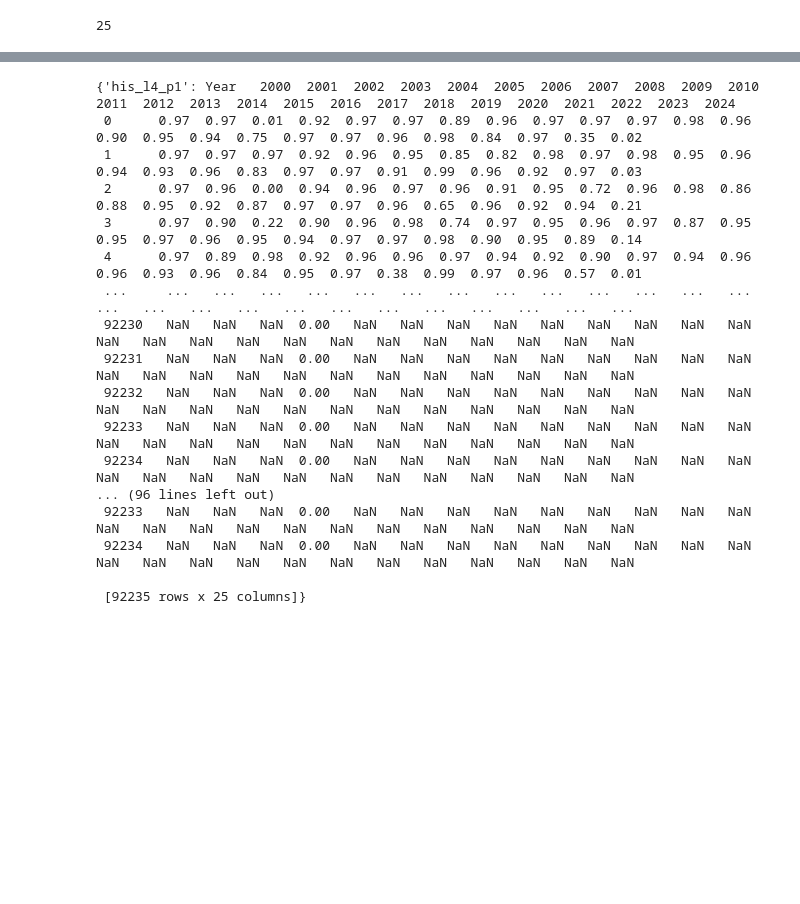
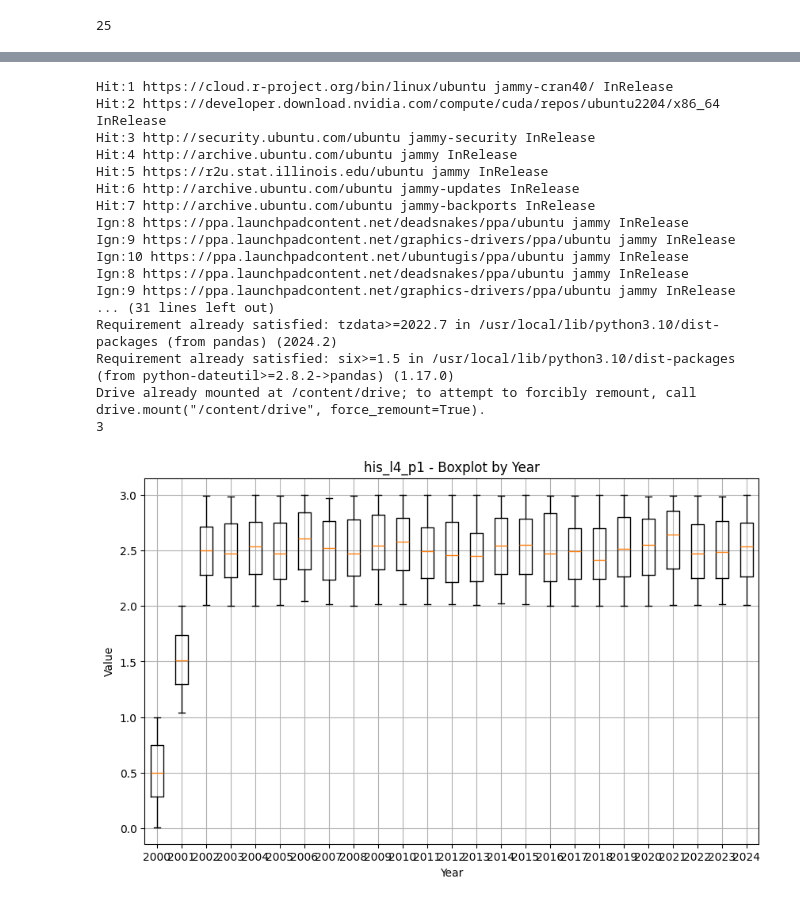
Before and after one commit to keeponing/py2_aider, a Jupyter notebook: 03_箱ひげ図/02_01_HistoryVariables_箱ひげ図.ipynb, the cells around one changed output, grey strips where cells are left out. Saved outputs shown, nothing was run; the diff lists cells and outputs as text; code cells hidden in the pictures; blank space fills up the shorter version.

```diff
--- a/03_箱ひげ図/02_01_HistoryVariables_箱ひげ図.ipynb
+++ b/03_箱ひげ図/02_01_HistoryVariables_箱ひげ図.ipynb
@@ -115,22 +81,2 @@ k_a_util.plot_boxplots(dict_statistics, rows=2, cols=4, dpi=72)
 2005
 ... (39 outputs left out)
-# %%
-k_a_util.pivot_statistics_by_column2(dict_statistics)
-# %% [output]
-{'his_l4_p1': Year   2000  2001  2002  2003  2004  2005  2006  2007  2008  2009  2010  2011  2012  2013  2014  2015  2016  2017  2018  2019  2020  2021  2022  2023  2024
- 0      0.97  0.97  0.01  0.92  0.97  0.97  0.89  0.96  0.97  0.97  0.97  0.98  0.96  0.90  0.95  0.94  0.75  0.97  0.97  0.96  0.98  0.84  0.97  0.35  0.02
- 1      0.97  0.97  0.97  0.92  0.96  0.95  0.85  0.82  0.98  0.97  0.98  0.95  0.96  0.94  0.93  0.96  0.83  0.97  0.97  0.91  0.99  0.96  0.92  0.97  0.03
- 2      0.97  0.96  0.00  0.94  0.96  0.97  0.96  0.91  0.95  0.72  0.96  0.98  0.86  0.88  0.95  0.92  0.87  0.97  0.97  0.96  0.65  0.96  0.92  0.94  0.21
- 3      0.97  0.90  0.22  0.90  0.96  0.98  0.74  0.97  0.95  0.96  0.97  0.87  0.95  0.95  0.97  0.96  0.95  0.94  0.97  0.97  0.98  0.90  0.95  0.89  0.14
- 4      0.97  0.89  0.98  0.92  0.96  0.96  0.97  0.94  0.92  0.90  0.97  0.94  0.96  0.96  0.93  0.96  0.84  0.95  0.97  0.38  0.99  0.97  0.96  0.57  0.01
- ...     ...   ...   ...   ...   ...   ...   ...   ...   ...   ...   ...   ...   ...   ...   ...   ...   ...   ...   ...   ...   ...   ...   ...   ...   ...
- 92230   NaN   NaN   NaN  0.00   NaN   NaN   NaN   NaN   NaN   NaN   NaN   NaN   NaN   NaN   NaN   NaN   NaN   NaN   NaN   NaN   NaN   NaN   NaN   NaN   NaN
- 92231   NaN   NaN   NaN  0.00   NaN   NaN   NaN   NaN   NaN   NaN   NaN   NaN   NaN   NaN   NaN   NaN   NaN   NaN   NaN   NaN   NaN   NaN   NaN   NaN   NaN
- 92232   NaN   NaN   NaN  0.00   NaN   NaN   NaN   NaN   NaN   NaN   NaN   NaN   NaN   NaN   NaN   NaN   NaN   NaN   NaN   NaN   NaN   NaN   NaN   NaN   NaN
- 92233   NaN   NaN   NaN  0.00   NaN   NaN   NaN   NaN   NaN   NaN   NaN   NaN   NaN   NaN   NaN   NaN   NaN   NaN   NaN   NaN   NaN   NaN   NaN   NaN   NaN
- 92234   NaN   NaN   NaN  0.00   NaN   NaN   NaN   NaN   NaN   NaN   NaN   NaN   NaN   NaN   NaN   NaN   NaN   NaN   NaN   NaN   NaN   NaN   NaN   NaN   NaN
-... (96 lines left out)
- 92233   NaN   NaN   NaN  0.00   NaN   NaN   NaN   NaN   NaN   NaN   NaN   NaN   NaN   NaN   NaN   NaN   NaN   NaN   NaN   NaN   NaN   NaN   NaN   NaN   NaN
- 92234   NaN   NaN   NaN  0.00   NaN   NaN   NaN   NaN   NaN   NaN   NaN   NaN   NaN   NaN   NaN   NaN   NaN   NaN   NaN   NaN   NaN   NaN   NaN   NaN   NaN
-
- [92235 rows x 25 columns]}
@@ -136,0 +112,57 @@ k_a_util.pivot_statistics_by_column2(dict_statistics)
+# %%
+# prompt: 上記のコードから年毎ではなく、列ごとに年の箱ひげ図を表示するコードを書いてください。
+# dict_statisticsをもとにhis_l4_p1、his_l4_p2、his_l4_p3、his_l4_p4毎に年別の箱ひげ図を書いてください。
+
+
+
+!apt update
+!pip install mdbtools-dev
+!apt-get install mdbtools
+!pip install pandas pyodbc
+warnings.filterwarnings('ignore')
+drive.mount('/content/drive')
+sys.path.append('/content/drive/MyDrive/Dev/py2/')
+
+  @staticmethod
+  def plot_boxplots(dict_statistics, rows, cols, dpi):
+    pass
+# 使用例
+table_name = 'HistoryVariables'  # テーブル名を指定
+
+file_list = [f'kjdb_prediction_cache_{year}.accdb' for year in range(2000, 2003)] # reduced data for test
+years = range(2000, 2025) # reduced data for test
+
+k_a_util.prepare_pd_on_notebook()
+print(len(file_list))
+
+dict_statistics={}
+for y in years:
+  filepath = f'/content/drive/MyDrive/Dev/Kjvan/kjdb_prediction_cache_{y}.accdb'
+  df_summary = k_a_util.read_table(filepath, table_name)
+  columns_to_drop = [ ]
+  df = df_summary.drop(columns=columns_to_drop, errors='ignore')
+  dict_statistics[y] = df
+
+# 箱ひげ図の作成（列ごとに年別の箱ひげ図）
+columns_to_plot = ['his_l4_p1', 'his_l4_p2', 'his_l4_p3', 'his_l4_p4']
+
+plot_boxplots_by_year(dict_statistics)
+# %% [output]
+Hit:1 https://cloud.r-project.org/bin/linux/ubuntu jammy-cran40/ InRelease
+Hit:2 https://developer.download.nvidia.com/compute/cuda/repos/ubuntu2204/x86_64  InRelease
+Hit:3 http://security.ubuntu.com/ubuntu jammy-security InRelease
+Hit:4 http://archive.ubuntu.com/ubuntu jammy InRelease
+Hit:5 https://r2u.stat.illinois.edu/ubuntu jammy InRelease
+Hit:6 http://archive.ubuntu.com/ubuntu jammy-updates InRelease
+Hit:7 http://archive.ubuntu.com/ubuntu jammy-backports InRelease
+Ign:8 https://ppa.launchpadcontent.net/deadsnakes/ppa/ubuntu jammy InRelease
+Ign:9 https://ppa.launchpadcontent.net/graphics-drivers/ppa/ubuntu jammy InRelease
+Ign:10 https://ppa.launchpadcontent.net/ubuntugis/ppa/ubuntu jammy InRelease
+Ign:8 https://ppa.launchpadcontent.net/deadsnakes/ppa/ubuntu jammy InRelease
+Ign:9 https://ppa.launchpadcontent.net/graphics-drivers/ppa/ubuntu jammy InRelease
+... (31 lines left out)
+Requirement already satisfied: tzdata>=2022.7 in /usr/local/lib/python3.10/dist-packages (from pandas) (2024.2)
+Requirement already satisfied: six>=1.5 in /usr/local/lib/python3.10/dist-packages (from python-dateutil>=2.8.2->pandas) (1.17.0)
+Drive already mounted at /content/drive; to attempt to forcibly remount, call drive.mount("/content/drive", force_remount=True).
+3
+[figure, added]
```
Also changed, not shown: parts of 7 cells of this notebook.
